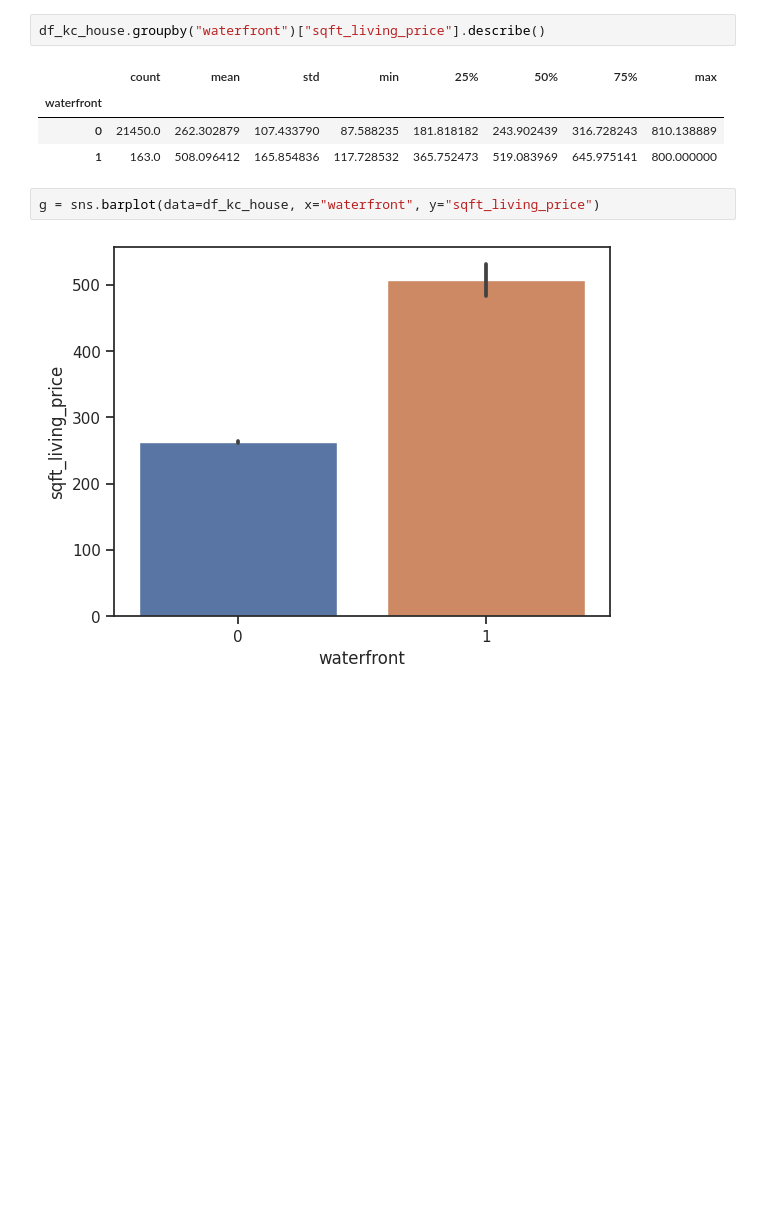
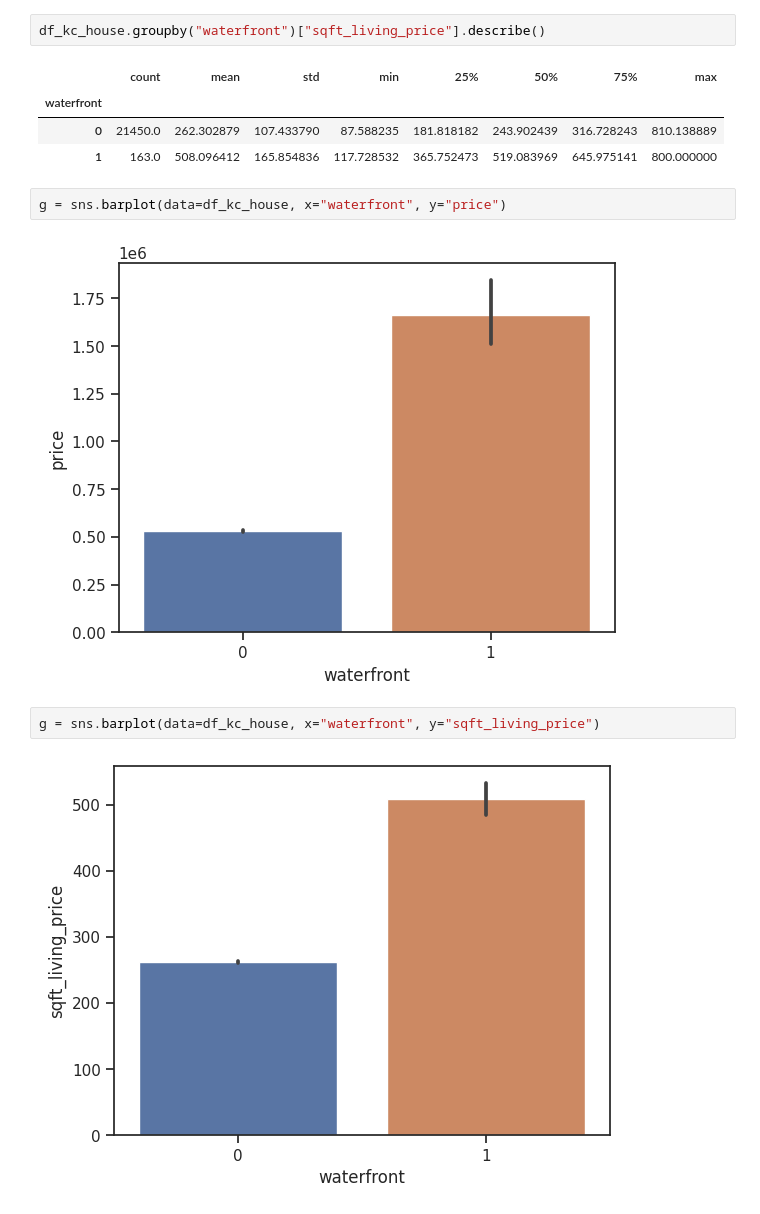
Before and after one commit to vanstavelD/Projet_Final, a Jupyter notebook: data_cleaning_analysis.ipynb, the cells around one changed output. Saved outputs shown, nothing was run; the diff lists cells and outputs as text; blank space fills up the shorter version.

```diff
--- a/data_cleaning_analysis.ipynb
+++ b/data_cleaning_analysis.ipynb
@@ -455,6 +455,10 @@ df_kc_house.groupby("waterfront")["sqft_living_price"].describe()
 | waterfront |  |  |  |  |  |  |  |  |
 | 0 | 21450.0 | 262.302879 | 107.433790 | 87.588235 | 181.818182 | 243.902439 | 316.728243 | 810.138889 |
 | 1 | 163.0 | 508.096412 | 165.854836 | 117.728532 | 365.752473 | 519.083969 | 645.975141 | 800.000000 |
+# %%
+g = sns.barplot(data=df_kc_house, x="waterfront", y="price")
+# %% [output]
+[figure, added]
 # %%
 g = sns.barplot(data=df_kc_house, x="waterfront", y="sqft_living_price")
 # %% [output]
```
Also changed, not shown: parts of 15 cells of this notebook, 1 other file.
